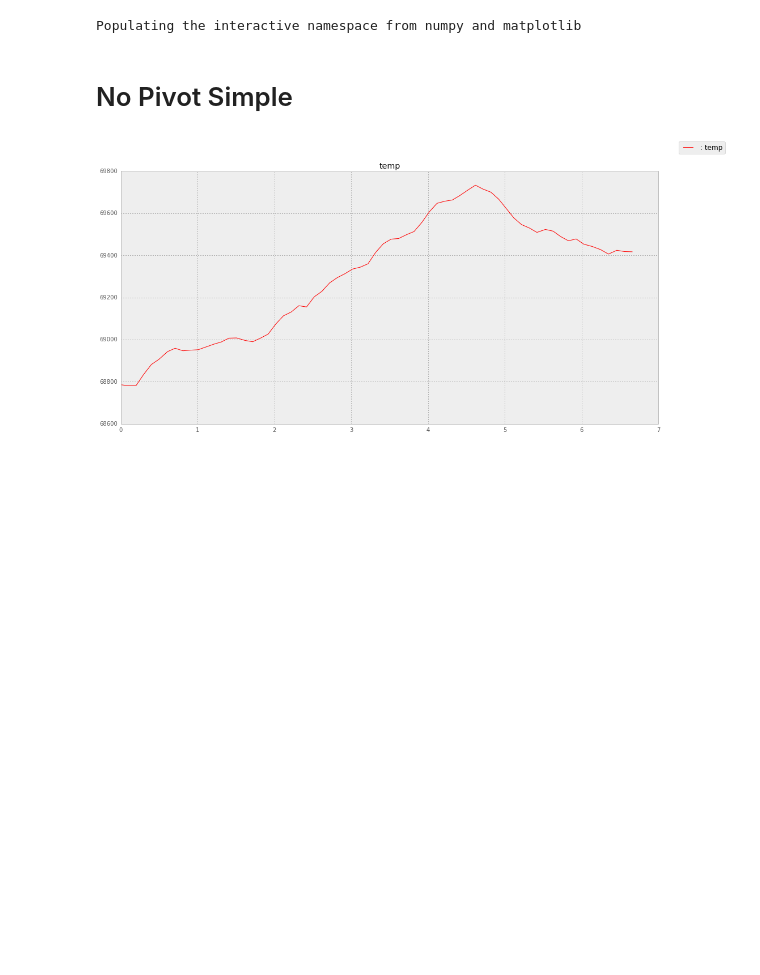
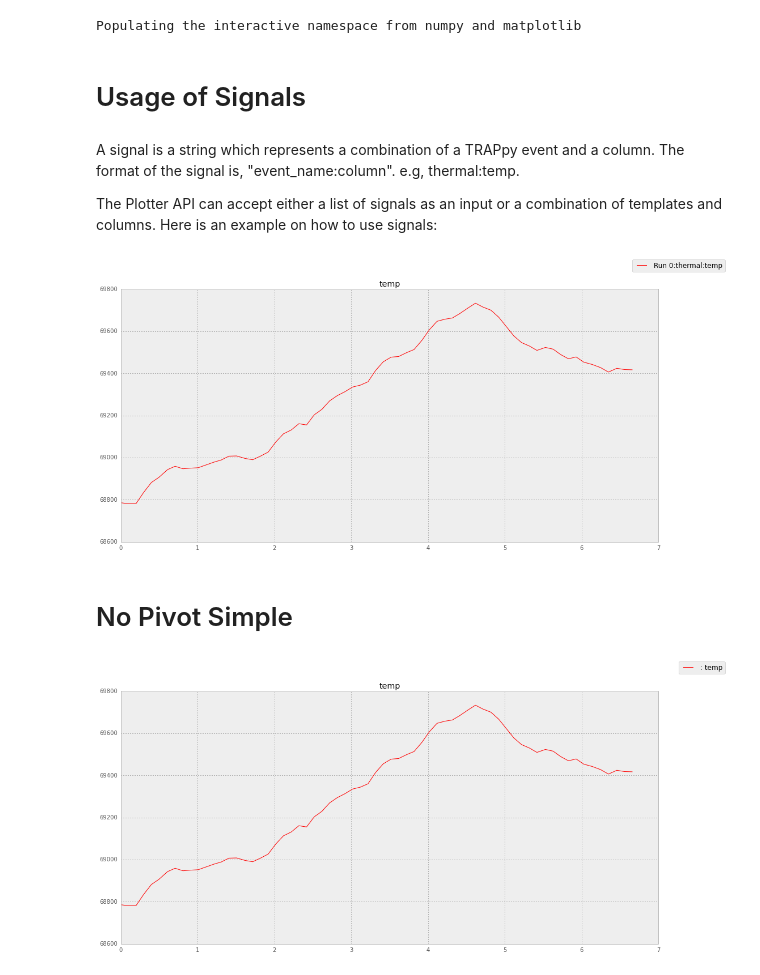
Before and after one commit to ARM-software/lisa, a Jupyter notebook: doc/Plotter.ipynb, the cells around one changed output. Cells and saved outputs as stored; diff of their text form; code cells hidden in the pictures; blank space fills up the shorter version.

Commit message:
doc: Add documentation for signals in Plotter
Signed-off-by: Kapileshwar Singh <kapileshwar.singh@arm.com>

```diff
--- a/doc/Plotter.ipynb
+++ b/doc/Plotter.ipynb
@@ -27,6 +27,17 @@ run1 = trappy.Run(temp_thermal_location)
 run2 = trappy.Run(temp_thermal_location)
 run2.thermal.data_frame["temp"] = run1.thermal.data_frame["temp"] * 2
 run2.cpu_out_power.data_frame["power"] = run1.cpu_out_power.data_frame["power"] * 2
+# %% [markdown]
+# Usage of Signals
+# %% [markdown]
+A signal is  a string which represents a combination of a TRAPpy event and a column. The format of the signal is, "event_name:column". e.g, thermal:temp.
+
+The Plotter API can accept either a list of signals as an input or a combination of templates and columns. Here is an example on how to use signals:
+# %%
+        l = trappy.LinePlot(run1, signals=["thermal:temp"])
+        l.view()
+# %% [output]
+[figure, added]
 # %% [markdown]
 # No Pivot Simple
 # %%
```
Also changed, not shown: parts of 2 cells of this notebook.
